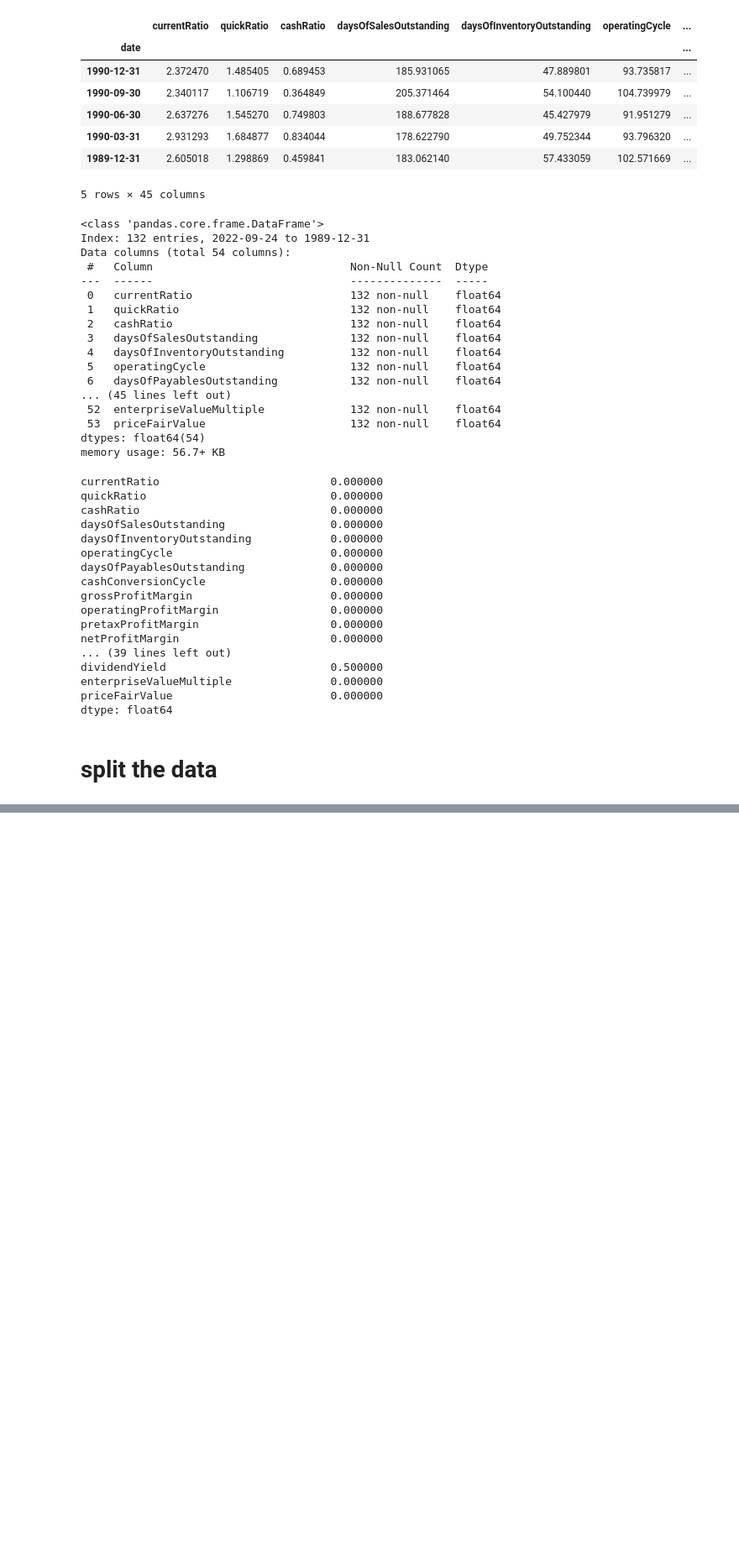
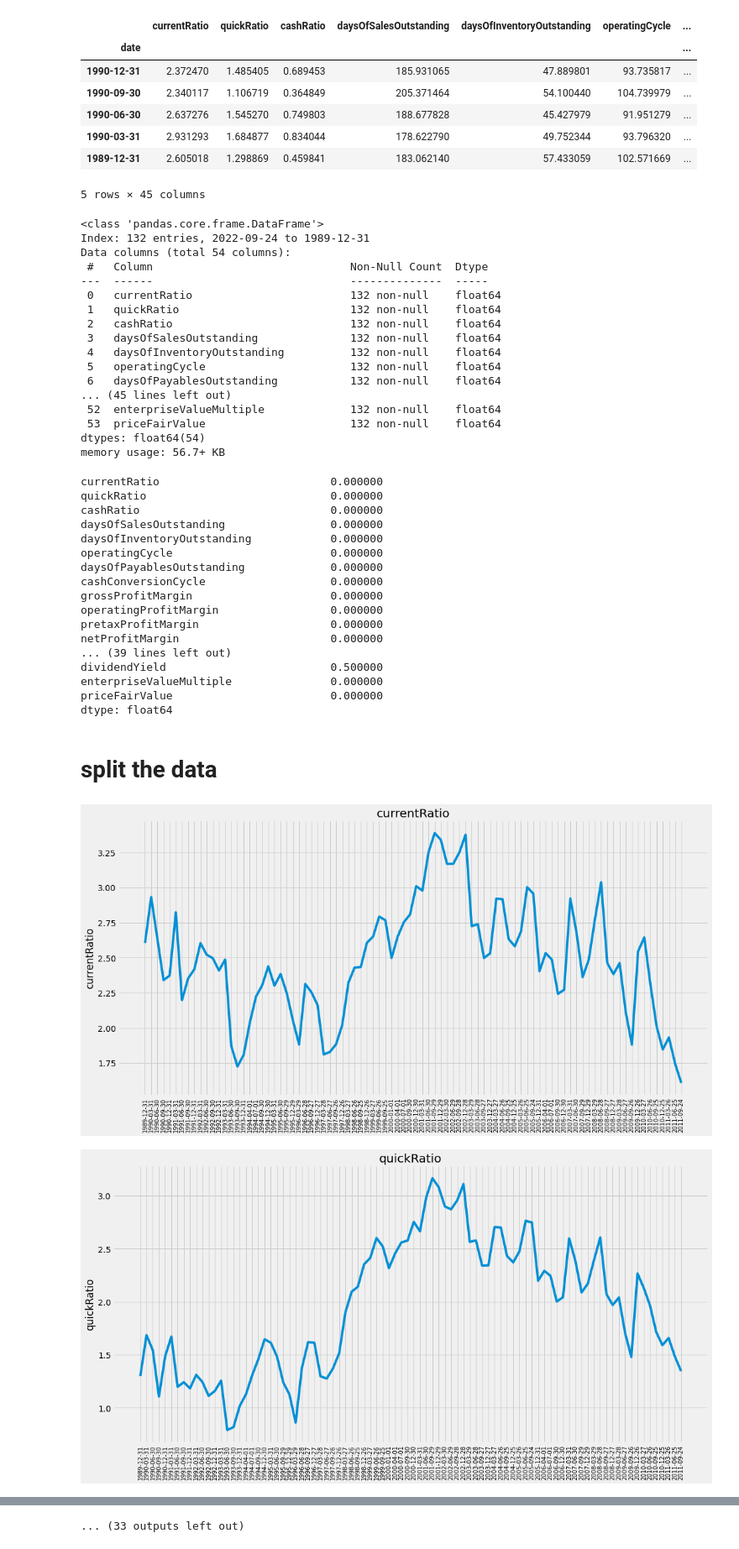
Before and after one commit to lincolnmuriithi11/financial_modeling, a Jupyter notebook: financial_ratios_aapl.ipynb, the cells around one changed output, grey strips where cells are left out. Shown at 84% size. Saved outputs shown, nothing was run; the diff lists cells and outputs as text; code cells hidden in the pictures; blank space fills up the shorter version.

Commit message:
financial ratios for aapl vizs

```diff
--- a/financial_ratios_aapl.ipynb
+++ b/financial_ratios_aapl.ipynb
@@ -90,5 +91,23 @@ priceFairValue                        0.000000
 dtype: float64
 # %%
 financial_ratios.dropna(axis=1, how='any', inplace = True)
+# %%
+financial_ratios.sort_values(by = "date", inplace = True)
 # %% [markdown]
 # split the data
+# %%
+train, validate, test = prepare.split_data(financial_ratios)
+# %%
+import matplotlib.pyplot as plt
+plt.style.use("fivethirtyeight")
+
+for col in train.columns:
+    plt.figure(figsize=(16,8))
+    plt.plot(train[col])
+    plt.ylabel(col)
+    plt.title(col)
+    plt.xticks(fontsize=10, rotation=90)
+    plt.show()
+# %% [output]
+[figure, added]
+[figure, added]
@@ -94,0 +124 @@ financial_ratios.dropna(axis=1, how='any', inplace = True)
+... (33 outputs left out)
```
Also changed, not shown: parts of 2 cells of this notebook.
